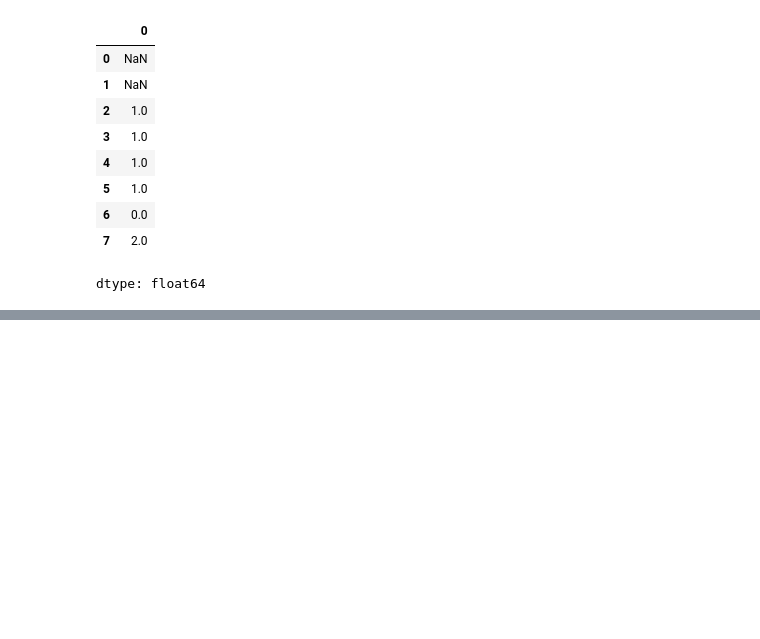
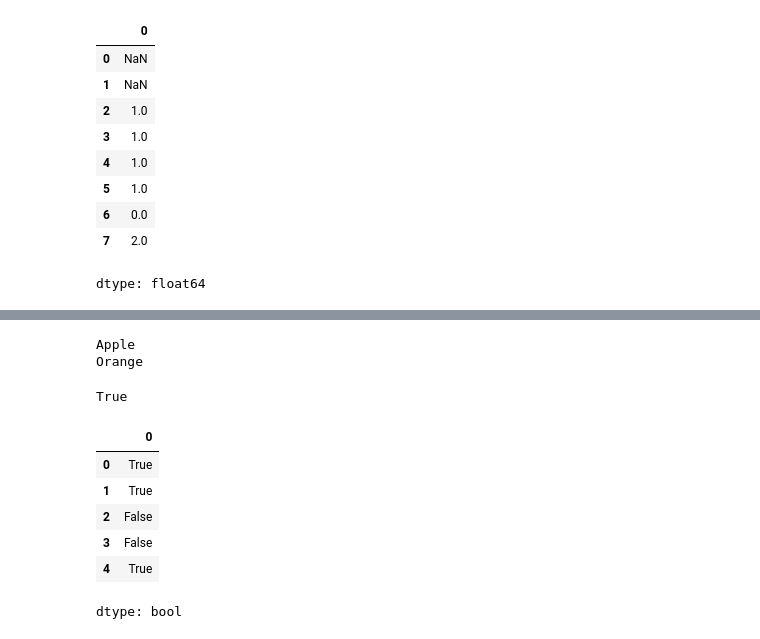
Before and after one commit to rushielevates/ML-DL-practice, a Jupyter notebook: Pandas.ipynb, the cells around one changed output, grey strips where cells are left out. Saved outputs shown, nothing was run; the diff lists cells and outputs as text; code cells hidden in the pictures; blank space fills up the shorter version.

```diff
--- a/Pandas.ipynb
+++ b/Pandas.ipynb
@@ -744,0 +862,41 @@ dtype: float64
+# %%
+ser = pd.Series(['Apple', 'Orange', 'Plan', 'Python', 'Money'])
+# %%
+cnt = 0
+for i in ser:
+  if cnt==2:
+    break
+  print(i)
+  cnt +=1
+# %% [output]
+Apple
+Orange
+# %%
+st = 'Apple'
+'a'in (st.lower())
+# %% [output]
+True
+# %%
+alpha = pd.Series(list("aeiou"))
+def fun(word):
+  cnt = 0
+  # print(cnt)
+  for i in alpha:
+    # print(i)
+    # print(word.lower())
+    if i in word.lower():
+      cnt+=1
+      # print(cnt)
+  if cnt >=2:
+    return True
+  return False
+# %%
+ser.map(lambda x:fun(x))
+# %% [output]
+|  | 0 |
+| 0 | True |
+| 1 | True |
+| 2 | False |
+| 3 | False |
+| 4 | True |
+dtype: bool
```
Also changed, not shown: parts of 26 cells of this notebook.
